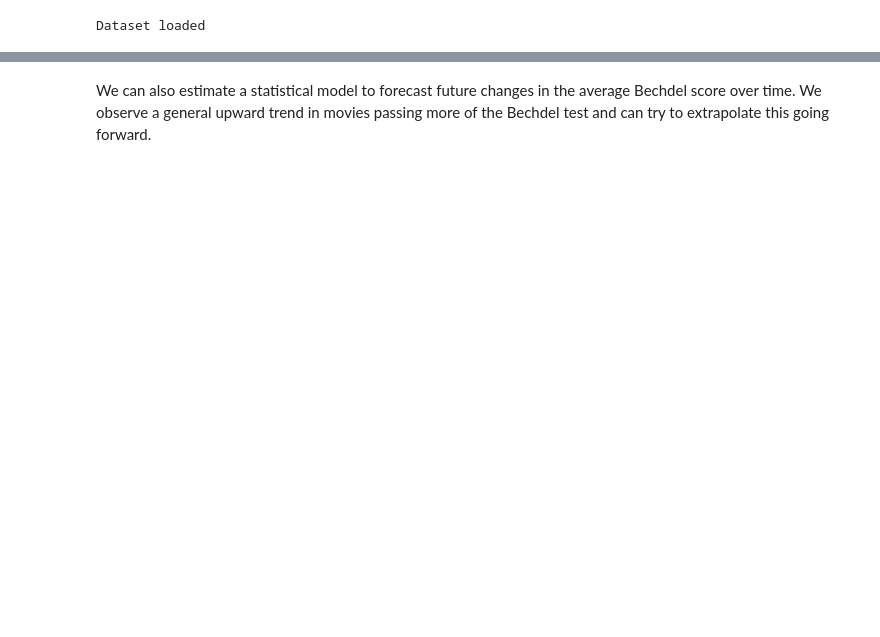
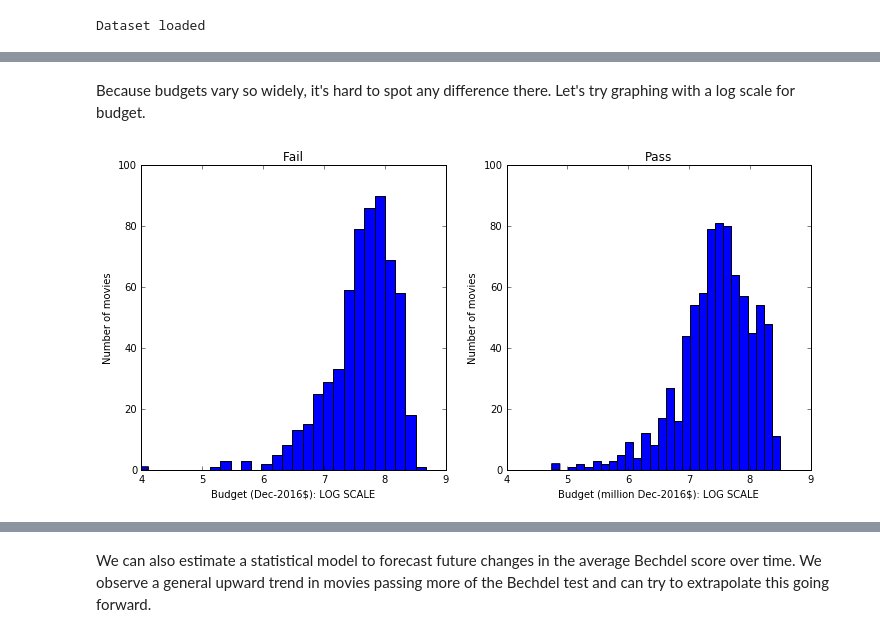
Before and after one commit to raddick/movies, a Jupyter notebook: 7. Analysis.ipynb, the cells around one changed output, grey strips where cells are left out. Drawn from its saved outputs; the diff is of its cells as text; code cells hidden in the pictures; blank space fills up the shorter version.

```diff
--- a/7. Analysis.ipynb
+++ b/7. Analysis.ipynb
@@ -33,0 +303,39 @@ Movies with profit data: 2,748
+# %% [markdown]
+Because budgets vary so widely, it's hard to spot any difference there. Let's try graphing with a log scale for budget.
+# %%
+fig = plt.figure(figsize=(12,12))
+
+failer_budgets_logged = np.log10(failer_budgets)
+passer_budgets_logged = np.log10(passer_budgets)
+
+faillog_n = len(failer_budgets_logged)
+faillog_iqr = scipy.stats.iqr(failer_budgets_logged)
+faillog_binwidth = 2 * faillog_iqr * (faillog_n ** (-1/3))
+faillog_bins = (np.max(failer_budgets_logged) - np.min(failer_budgets_logged)) / faillog_binwidth
+
+passlog_n = len(passer_budgets_logged)
+passlog_iqr = scipy.stats.iqr(passer_budgets_logged)
+passlog_binwidth = 2 * passlog_iqr * (passlog_n ** (-1/3))
+passlog_bins = (np.max(passer_budgets_logged) - np.min(passer_budgets_logged)) / faillog_binwidth
+
+nbins = int(np.round(np.mean([faillog_bins,passlog_bins]),0))
+
+ax1 = fig.add_subplot(221)
+ax1.hist(failer_budgets_logged,bins=nbins)#,range=(0.1,9))
+plt.xlim([4,9])
+plt.ylim([0,100])
+plt.xlabel('Budget (Dec-2016$): LOG SCALE')
+plt.ylabel('Number of movies')
+plt.title('Fail')
+
+ax2 = fig.add_subplot(222)
+ax2.hist(passer_budgets_logged,bins=nbins)#,range=(0,500000000))
+plt.xlim([4,9])
+plt.ylim([0,100])
+plt.xlabel('Budget (million Dec-2016$): LOG SCALE')
+plt.ylabel('Number of movies')
+plt.title('Pass')
+
+fig.show()
+# %% [output]
+[figure, added]
```
Also changed, not shown: parts of 36 cells of this notebook, 4 other files.
